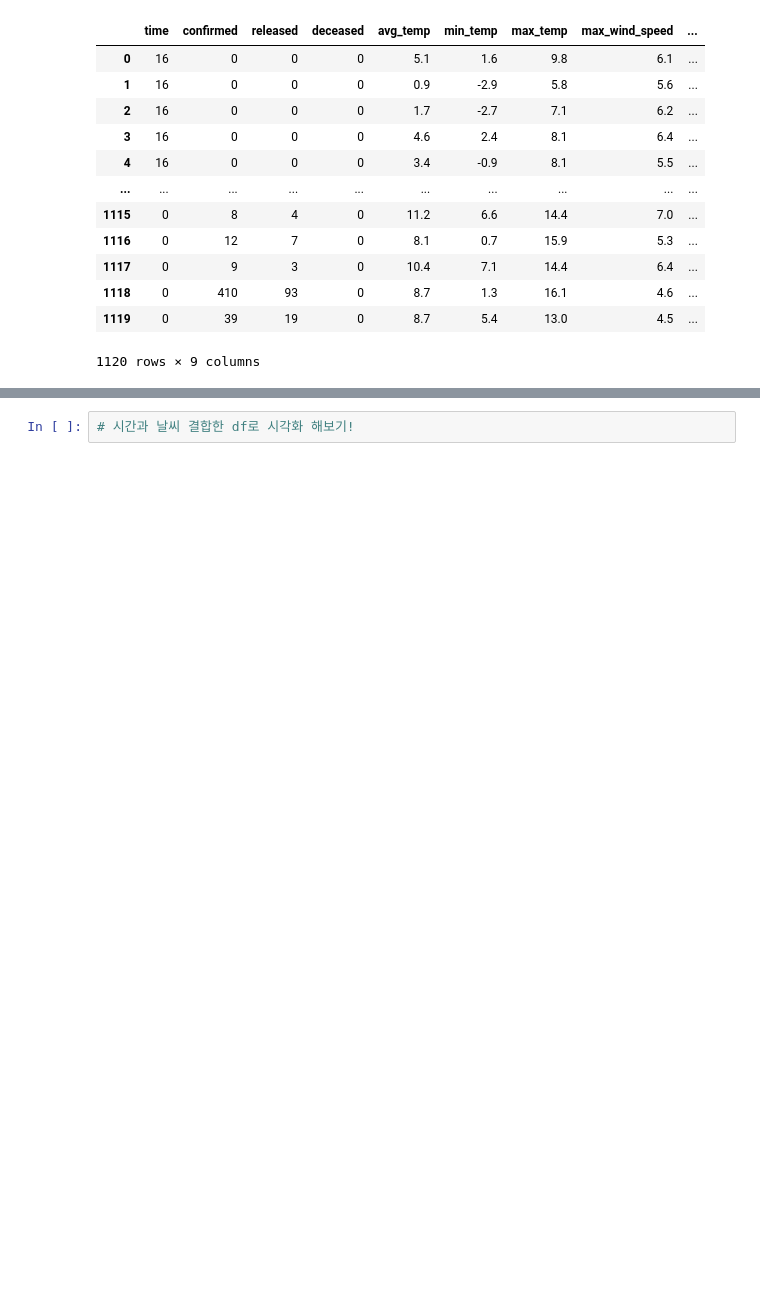
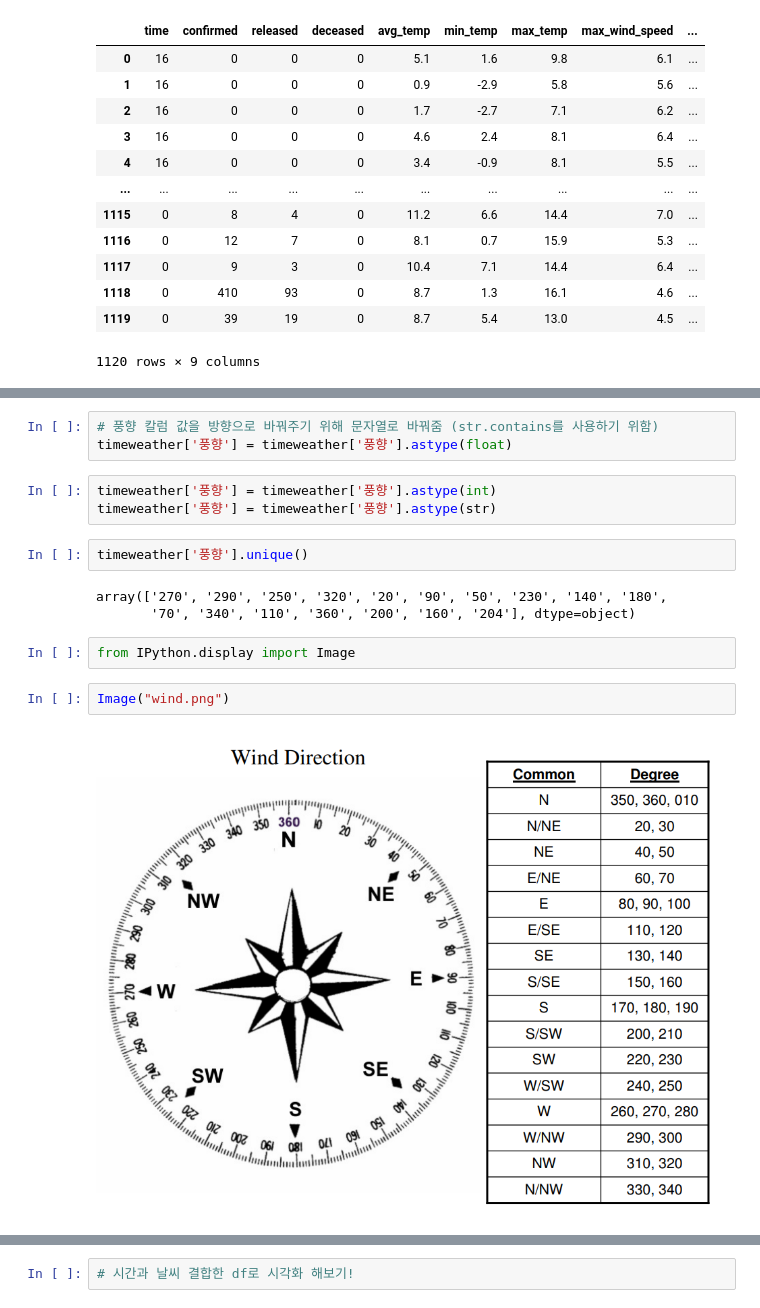
Before and after one commit to young-hun-jo/KaggleStruggle, a Jupyter notebook: covid_19/Dacon_covid19_2week.ipynb, the cells around one changed output, grey strips where cells are left out. Saved outputs shown, nothing was run; the diff lists cells and outputs as text; blank space fills up the shorter version.

```diff
--- a/covid_19/Dacon_covid19_2week.ipynb
+++ b/covid_19/Dacon_covid19_2week.ipynb
@@ -693,0 +707,17 @@ timeweather.head()
+# %%
+# 풍향 칼럼 값을 방향으로 바꿔주기 위해 문자열로 바꿔줌 (str.contains를 사용하기 위함)
+timeweather['풍향'] = timeweather['풍향'].astype(float)
+# %%
+timeweather['풍향'] = timeweather['풍향'].astype(int)
+timeweather['풍향'] = timeweather['풍향'].astype(str)
+# %%
+timeweather['풍향'].unique()
+# %% [output]
+array(['270', '290', '250', '320', '20', '90', '50', '230', '140', '180',
+       '70', '340', '110', '360', '200', '160', '204'], dtype=object)
+# %%
+from IPython.display import Image
+# %%
+Image("wind.png")
+# %% [output]
+[figure, added]
```
Also changed, not shown: parts of 13 cells of this notebook.
